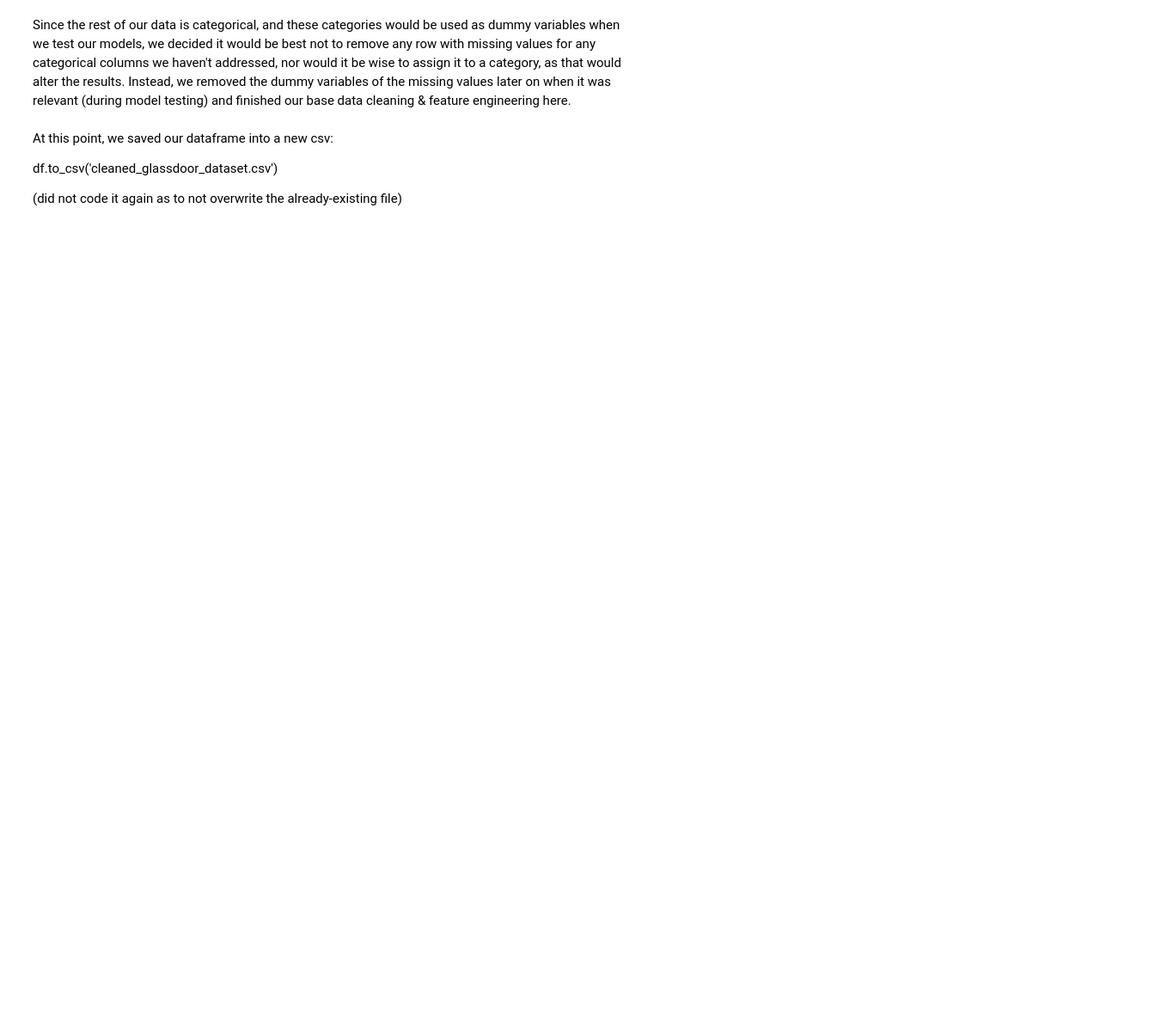
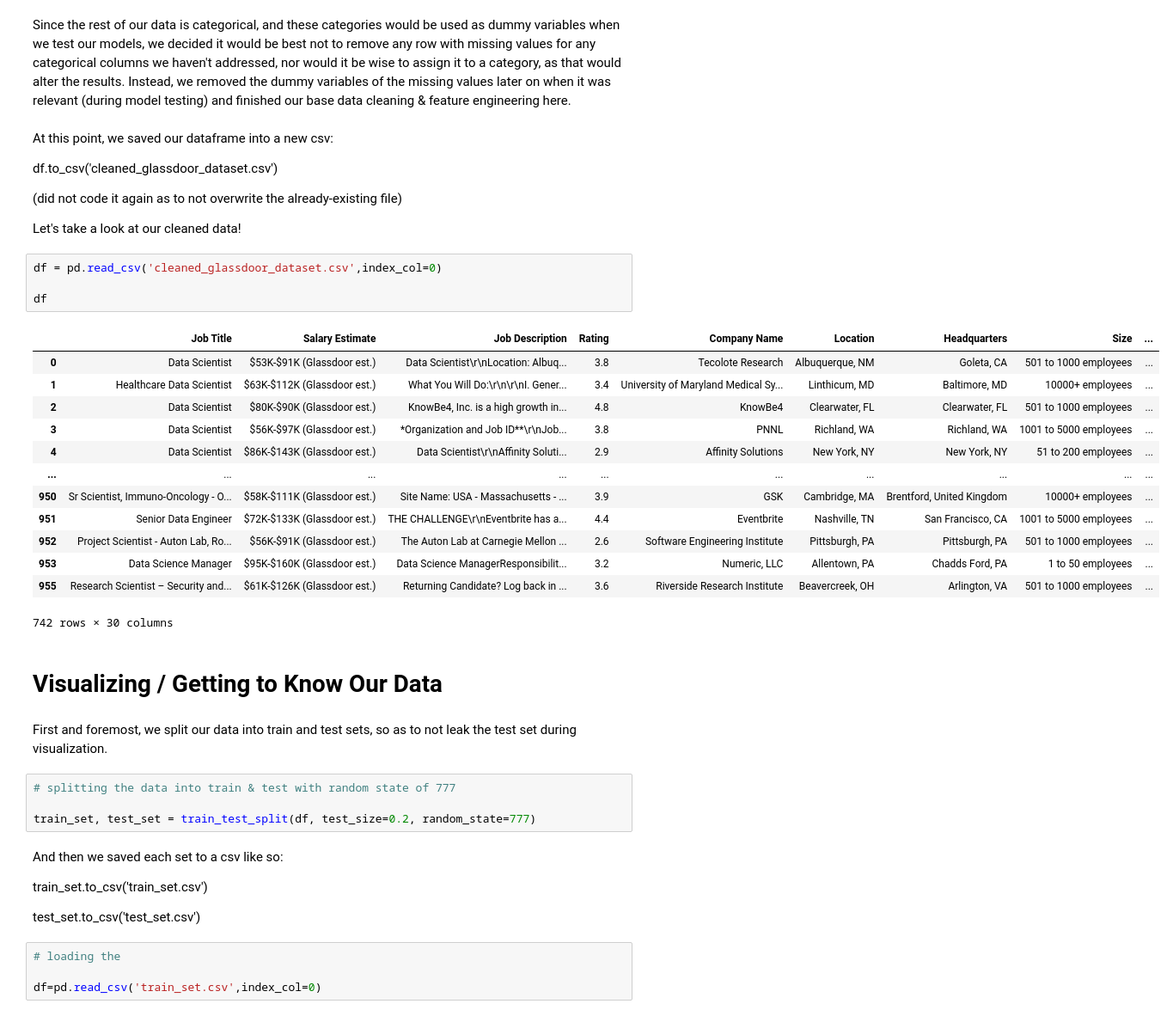
Before and after one commit to Aviost111/ds_project, a Jupyter notebook: GLASSDOOR SALARY PREDICTION PROJECT.ipynb, the cells around one changed output. Shown: that part at 86% size. Drawn from its saved outputs; the diff is of its cells as text; blank space fills up the shorter version.

```diff
--- a/GLASSDOOR SALARY PREDICTION PROJECT.ipynb
+++ b/GLASSDOOR SALARY PREDICTION PROJECT.ipynb
@@ -312,5 +319,41 @@ At this point, we saved our dataframe into a new csv:
 df.to_csv('cleaned_glassdoor_dataset.csv')
 
 (did not code it again as to not overwrite the already-existing file)
+
+Let's take a look at our cleaned data!
-# %% [markdown]
-#
+# %%
+df = pd.read_csv('cleaned_glassdoor_dataset.csv',index_col=0)
+
+df
+# %% [output]
+|  | Job Title | Salary Estimate | Job Description | Rating | Company Name | Location | Headquarters | Size | ... |
+| 0 | Data Scientist | $53K-$91K (Glassdoor est.) | Data Scientist\r\nLocation: Albuq... | 3.8 | Tecolote Research | Albuquerque, NM | Goleta, CA | 501 to 1000 employees | ... |
+| 1 | Healthcare Data Scientist | $63K-$112K (Glassdoor est.) | What You Will Do:\r\n\r\nI. Gener... | 3.4 | University of Maryland Medical Sy... | Linthicum, MD | Baltimore, MD | 10000+ employees | ... |
+| 2 | Data Scientist | $80K-$90K (Glassdoor est.) | KnowBe4, Inc. is a high growth in... | 4.8 | KnowBe4 | Clearwater, FL | Clearwater, FL | 501 to 1000 employees | ... |
+| 3 | Data Scientist | $56K-$97K (Glassdoor est.) | *Organization and Job ID**\r\nJob... | 3.8 | PNNL | Richland, WA | Richland, WA | 1001 to 5000 employees | ... |
+| 4 | Data Scientist | $86K-$143K (Glassdoor est.) | Data Scientist\r\nAffinity Soluti... | 2.9 | Affinity Solutions | New York, NY | New York, NY | 51 to 200 employees | ... |
+| ... | ... | ... | ... | ... | ... | ... | ... | ... | ... |
+| 950 | Sr Scientist, Immuno-Oncology - O... | $58K-$111K (Glassdoor est.) | Site Name: USA - Massachusetts - ... | 3.9 | GSK | Cambridge, MA | Brentford, United Kingdom | 10000+ employees | ... |
+| 951 | Senior Data Engineer | $72K-$133K (Glassdoor est.) | THE CHALLENGE\r\nEventbrite has a... | 4.4 | Eventbrite | Nashville, TN | San Francisco, CA | 1001 to 5000 employees | ... |
+| 952 | Project Scientist - Auton Lab, Ro... | $56K-$91K (Glassdoor est.) | The Auton Lab at Carnegie Mellon ... | 2.6 | Software Engineering Institute | Pittsburgh, PA | Pittsburgh, PA | 501 to 1000 employees | ... |
+| 953 | Data Science Manager | $95K-$160K (Glassdoor est.) | Data Science ManagerResponsibilit... | 3.2 | Numeric, LLC | Allentown, PA | Chadds Ford, PA | 1 to 50 employees | ... |
+| 955 | Research Scientist – Security and... | $61K-$126K (Glassdoor est.) | Returning Candidate? Log back in ... | 3.6 | Riverside Research Institute | Beavercreek, OH | Arlington, VA | 501 to 1000 employees | ... |
+742 rows × 30 columns
+# %% [markdown]
+# Visualizing / Getting to Know Our Data
+# %% [markdown]
+First and foremost, we split our data into train and test sets, so as to not leak the test set during visualization.
+# %%
+# splitting the data into train & test with random state of 777
+
+train_set, test_set = train_test_split(df, test_size=0.2, random_state=777)
+# %% [markdown]
+And then we saved each set to a csv like so:
+
+train_set.to_csv('train_set.csv')
+
+test_set.to_csv('test_set.csv')
+# %%
+# loading the
+
+df=pd.read_csv('train_set.csv',index_col=0)
```
Also changed, not shown: parts of 1 cell of this notebook, 2 other files.
